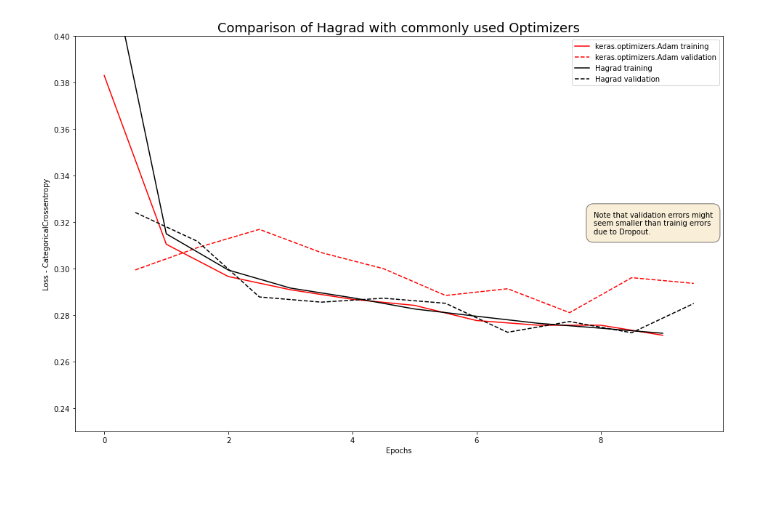
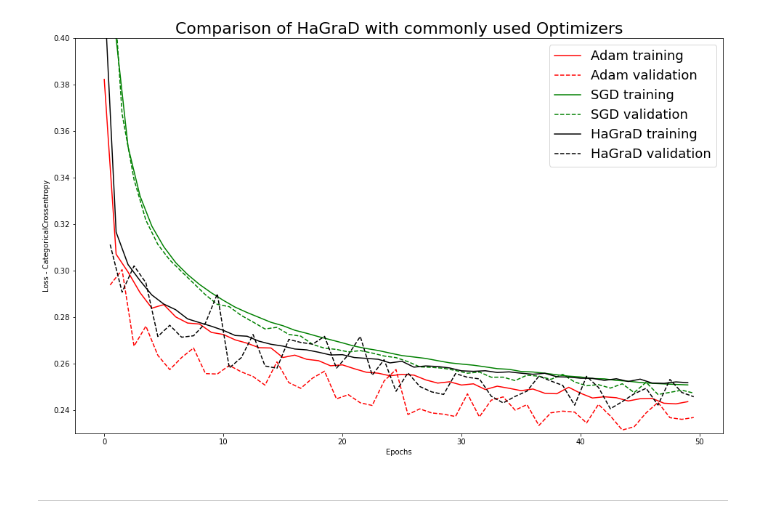
Before and after one commit to JannisZeller/hamiltonian-descent, a Jupyter notebook: source/mnist_eval.ipynb, the cells around one changed output. Drawn from its saved outputs; the diff is of its cells as text; code cells hidden in the pictures; blank space fills up the shorter version.

```diff
--- a/source/mnist_eval.ipynb
+++ b/source/mnist_eval.ipynb
@@ -98,5 +78,5 @@ def generate_model(
 # %%
+## Settings
 batch_size  = 128
-epochs      = 10
+epochs      = 50
 input_shape = X_train.shape[1:]
-print(input_shape)
@@ -107,5 +103,5 @@ print(input_shape)
 # %%
 keras.backend.clear_session()
-model_adam = generate_model(input_shape=input_shape, num_classes=num_classes, opt=keras.optimizers.Adam(), PRINT_SUMMARY=False)
-fit_adam = model_adam.fit(X_train, y_train, batch_size=batch_size, epochs=epochs, validation_data=(X_valid, y_valid), verbose=1)
+model_adam = model_optimizer(keras.optimizers.Adam())
+fit_adam = model_fit(model_adam)
 # %% [output]
@@ -170,0 +127,4 @@ Epoch 10/10
+# %%
+keras.backend.clear_session()
+model_sgd = model_optimizer(keras.optimizers.SGD())
+fit_sgd = model_fit(model_sgd)
@@ -170,0 +151,6 @@ Epoch 10/10
+# %%
+keras.backend.clear_session()
+hagrad_optimizer = Hagrad()
+print(hagrad_optimizer.get_config())
+model_hagrad = model_optimizer(hagrad_optimizer)
+fit_hagrad = model_fit(model_hagrad)
@@ -179,24 +184,19 @@ epochs_arr_val = epochs_arr + 0.5
 # %%
 fig, ax = plt.subplots(figsize=(16, 10))
-ax.set_title("Comparison of Hagrad with commonly used Optimizers", fontsize=18)
-ax.plot(epochs_arr, fit_adam.history['loss'], "r-", label="keras.optimizers.Adam training")
-ax.plot(epochs_arr_val, fit_adam.history['val_loss'], "r--", label="keras.optimizers.Adam validation")
-# plt.plot(epochs_arr, fit_sgd.history['loss'], "g-", label="keras.optimizers.SGD training")
-# plt.plot(epochs_arr_val, fit_sgd.history['val_loss'], "g--", label="keras.optimizers.SGD validation")
-plt.plot(epochs_arr, fit_hagrad.history['loss'], "k-", label="Hagrad training")
-plt.plot(epochs_arr_val, fit_hagrad.history['val_loss'], "k--", label="Hagrad validation")
+ax.set_title("Comparison of HaGraD with commonly used Optimizers", fontsize=22)
+ax.plot(epochs_arr,     fit_adam.history['loss'],       "r-",  label="Adam training")
+ax.plot(epochs_arr_val, fit_adam.history['val_loss'],   "r--", label="Adam validation")
+ax.plot(epochs_arr,     fit_sgd.history['loss'],        "g-",  label="SGD training")
+ax.plot(epochs_arr_val, fit_sgd.history['val_loss'],    "g--", label="SGD validation")
+ax.plot(epochs_arr,     fit_hagrad.history['loss'],     "k-",  label="HaGraD training")
+ax.plot(epochs_arr_val, fit_hagrad.history['val_loss'], "k--", label="HaGraD validation")
 ax.set_xlabel("Epochs")
 ax.set_ylabel("Loss - CategoricalCrossentropy")
 ax.set_ylim(bottom=0.23, top=0.4)
-leg = ax.legend(frameon=True)
-scale_x = ax.get_xlim()[1] - ax.get_xlim()[0]
-scale_y = ax.get_ylim()[1] - ax.get_ylim()[0]
-ax.text(
-    x=ax.get_xlim()[1] - 0.2*scale_x, y=ax.get_ylim()[1] - 0.5*scale_y,
-    s="Note that validation errors might\nseem smaller than trainig errors\ndue to Dropout.",
-    bbox=dict(facecolor='wheat', alpha=0.5, boxstyle='round,pad=1'),
-    )
+leg = ax.legend(frameon=True, fontsize=18)
 plt.show()
 plt.close()
 # %% [output]
-[figure, old version]
+[figure, new version]
+# %% [markdown]
+---
```
Also changed, not shown: parts of 28 cells of this notebook, 2 other files.
